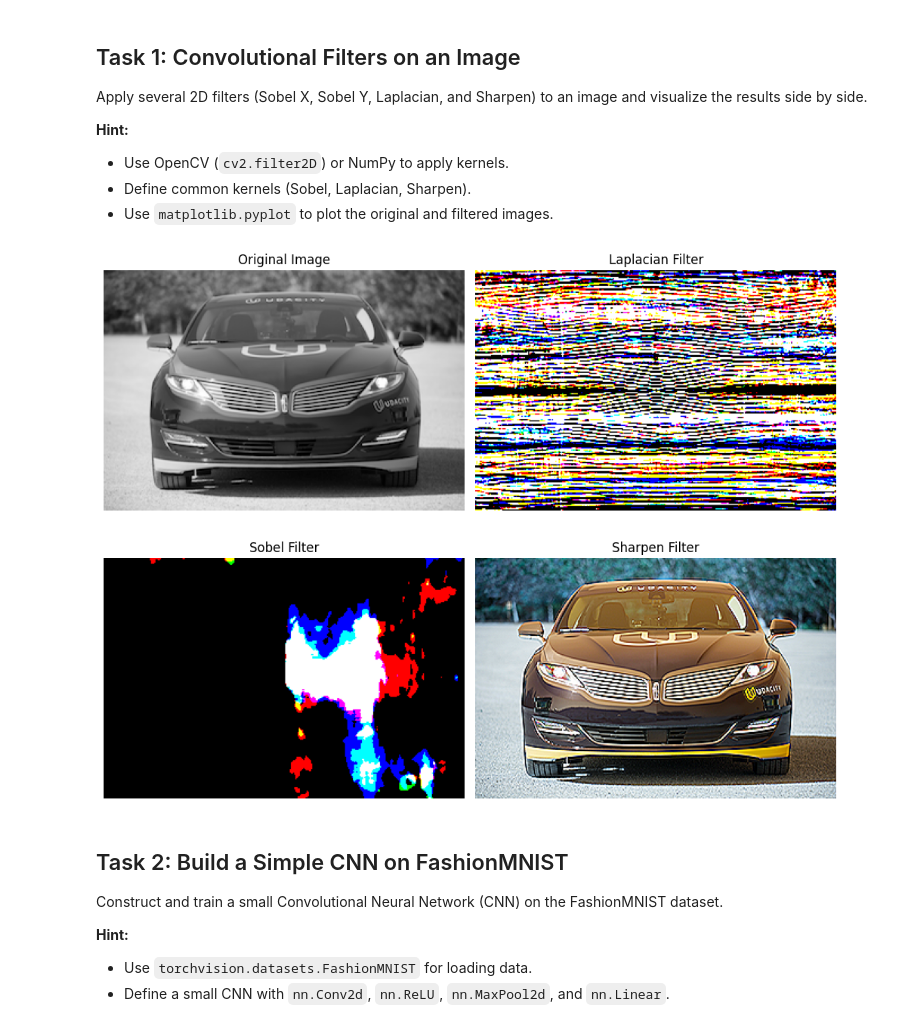
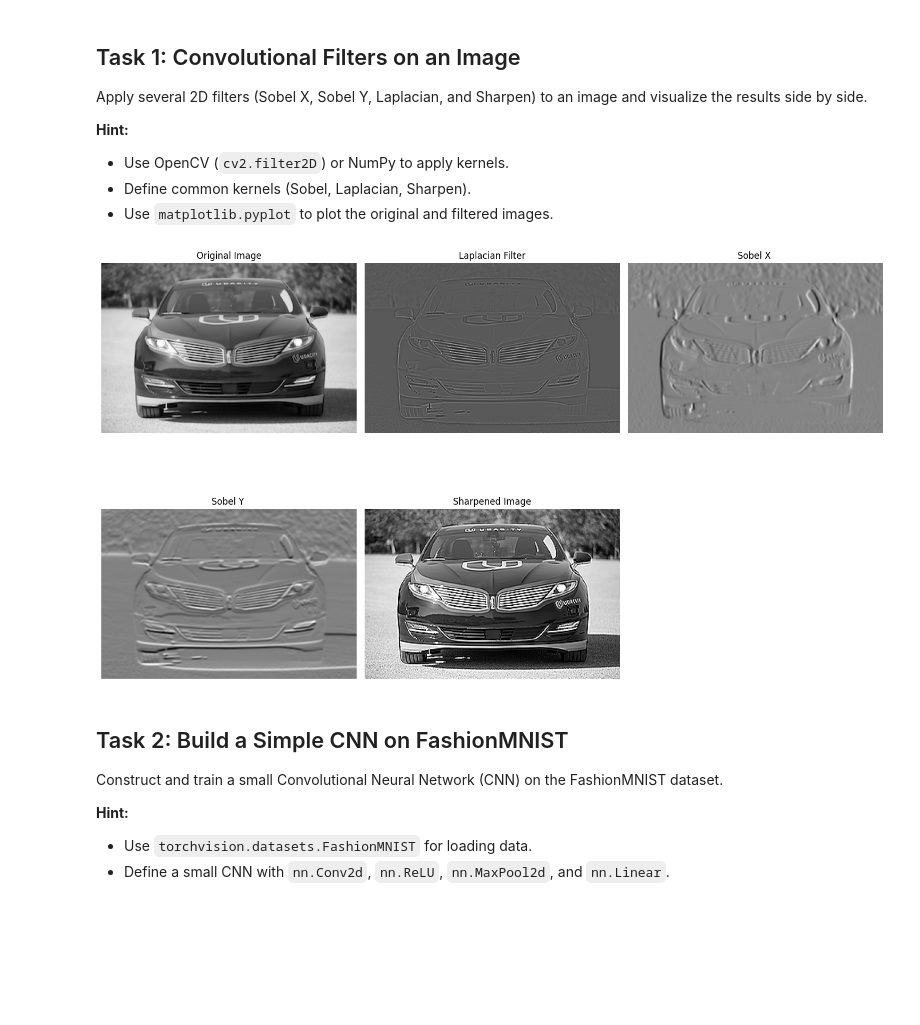
Before and after one commit to leena-gouda/SkyXperts-Vision-Course, a Jupyter notebook: tasks/LeenaGouda/tasks3.ipynb, the cells around one changed output. Saved outputs shown, nothing was run; the diff lists cells and outputs as text; code cells hidden in the pictures; blank space fills up the shorter version.

```diff
--- a/tasks/LeenaGouda/tasks3.ipynb
+++ b/tasks/LeenaGouda/tasks3.ipynb
@@ -22,49 +22,57 @@ Apply several 2D filters (Sobel X, Sobel Y, Laplacian, and Sharpen) to an image
 # %%
 import cv2
 import numpy as np
 import matplotlib.pyplot as plt
 %matplotlib inline
 
 
 # TODO: Load an image (use OpenCV or matplotlib)
 img = cv2.imread(r'C:\Users\OPT\OneDrive\Desktop\sky\Session4\CNN_Layers\images\udacity_sdc.png')
 # TODO: Convert to grayscale
 img_gray = cv2.cvtColor(img, cv2.COLOR_BGR2GRAY)
 # TODO: Define Sobel, Laplacian, and Sharpen kernels
-laplacian = cv2.Laplacian(img, cv2.CV_64F)
-sobel = cv2.Sobel(img, cv2.CV_64F, 1, 0, ksize=5)
+laplacian = cv2.Laplacian(img_gray, cv2.CV_64F)
+sobelx = cv2.Sobel(img_gray, cv2.CV_64F, 1, 0, ksize=5)
+sobely = cv2.Sobel(img_gray, cv2.CV_64F, 0, 1, ksize=5)
 
 sharpen_filter = np.array([[0,-1, 0],
                           [-1, 5,-1],
                           [0,-1, 0]])
 
 # TODO: Apply each filter to the image
-laplacian_img = cv2.filter2D(img, -1, laplacian)
-sobel_img = cv2.filter2D(img, -1, sobel)
-sharpened_img = cv2.filter2D(img, -1, sharpen_filter)
+laplacian_img = cv2.filter2D(img_gray, -1, laplacian)
+sobel_img_x = cv2.filter2D(img_gray, -1, sobelx)
+sobel_img_y = cv2.filter2D(img_gray, -1, sobely)
+
+sharpened_img = cv2.filter2D(img_gray, -1, sharpen_filter)
 
 # TODO: Plot results in a grid using matplotlib
-plt.figure(figsize=(10, 8))
-plt.subplot(2, 2, 1)
+
+plt.figure(figsize=(15, 10))
+plt.subplot(2, 3, 1)
+plt.imshow(img_gray, cmap='gray')
 plt.title('Original Image')
-plt.imshow(img_gray, cmap='gray')
 plt.axis('off')
-plt.subplot(2, 2, 2)
+plt.subplot(2, 3, 2)
+plt.imshow(laplacian, cmap='gray')
 plt.title('Laplacian Filter')
-plt.imshow(laplacian_img, cmap='gray')
 plt.axis('off')
-plt.subplot(2, 2, 3)
-plt.title('Sobel Filter')
-plt.imshow(sobel_img, cmap='gray')
+plt.subplot(2, 3, 3)
+plt.imshow(sobelx, cmap='gray')
+plt.title('Sobel X ')
 plt.axis('off')
-plt.subplot(2, 2, 4)
-plt.title('Sharpen Filter')
+plt.subplot(2, 3, 4)
+plt.imshow(sobely, cmap='gray')
+plt.title('Sobel Y ')
+plt.axis('off')
+plt.subplot(2, 3, 5)
 plt.imshow(sharpened_img, cmap='gray')
+plt.title('Sharpened Image')
 plt.axis('off')
 plt.tight_layout()
 plt.show()
 # %% [output]
-[figure, old version]
+[figure, new version]
 # %% [markdown]
 ## Task 2: Build a Simple CNN on FashionMNIST
 Construct and train a small Convolutional Neural Network (CNN) on the FashionMNIST dataset.
```
